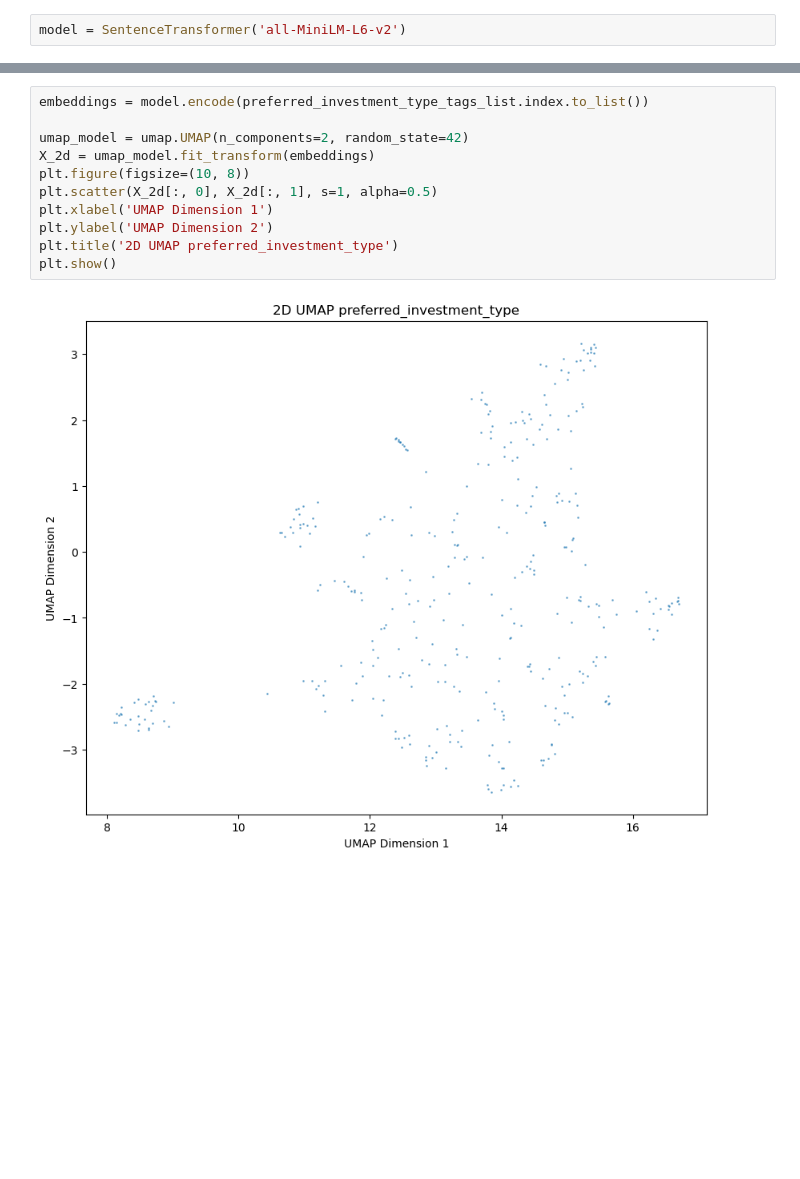
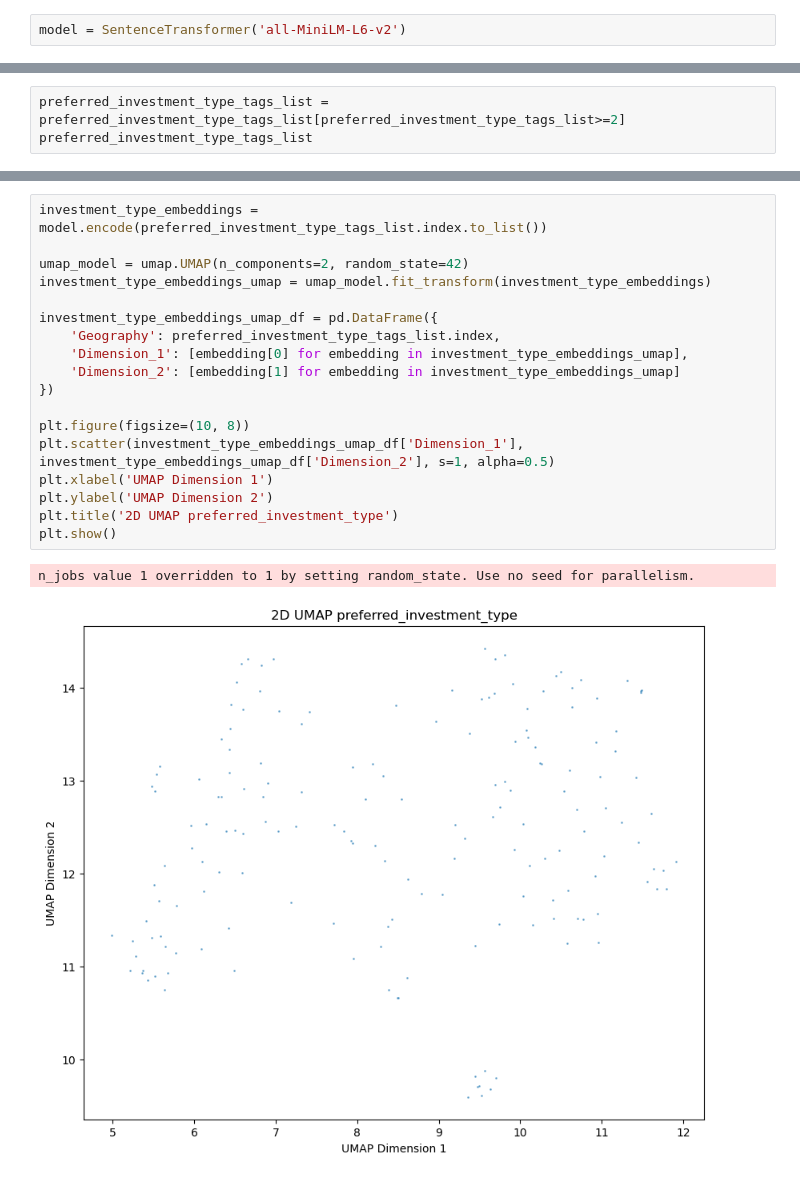
Before and after one commit to Eric-L-cloud/Capstone-Project, a Jupyter notebook: src/5_feature_engineering.ipynb, the cells around one changed output, grey strips where cells are left out. Saved outputs shown, nothing was run; the diff lists cells and outputs as text; blank space fills up the shorter version.

```diff
--- a/src/5_feature_engineering.ipynb
+++ b/src/5_feature_engineering.ipynb
@@ -155,0 +143,3 @@ Name: count, Length: 360, dtype: int64
+# %%
+preferred_investment_type_tags_list = preferred_investment_type_tags_list[preferred_investment_type_tags_list>=2]
+preferred_investment_type_tags_list
@@ -156,13 +160,21 @@ Name: count, Length: 360, dtype: int64
 # %%
-embeddings = model.encode(preferred_investment_type_tags_list.index.to_list())
+investment_type_embeddings = model.encode(preferred_investment_type_tags_list.index.to_list())
 
 umap_model = umap.UMAP(n_components=2, random_state=42)
-X_2d = umap_model.fit_transform(embeddings)
+investment_type_embeddings_umap = umap_model.fit_transform(investment_type_embeddings)
+
+investment_type_embeddings_umap_df = pd.DataFrame({
+    'Geography': preferred_investment_type_tags_list.index,
+    'Dimension_1': [embedding[0] for embedding in investment_type_embeddings_umap],
+    'Dimension_2': [embedding[1] for embedding in investment_type_embeddings_umap]
+})
+
 plt.figure(figsize=(10, 8))
-plt.scatter(X_2d[:, 0], X_2d[:, 1], s=1, alpha=0.5)
+plt.scatter(investment_type_embeddings_umap_df['Dimension_1'], investment_type_embeddings_umap_df['Dimension_2'], s=1, alpha=0.5)
 plt.xlabel('UMAP Dimension 1')
 plt.ylabel('UMAP Dimension 2')
 plt.title('2D UMAP preferred_investment_type')
 plt.show()
 # %% [output]
+n_jobs value 1 overridden to 1 by setting random_state. Use no seed for parallelism.
-[figure, old version]
+[figure, new version]
```
Also changed, not shown: parts of 20 cells of this notebook, 7 other files.
